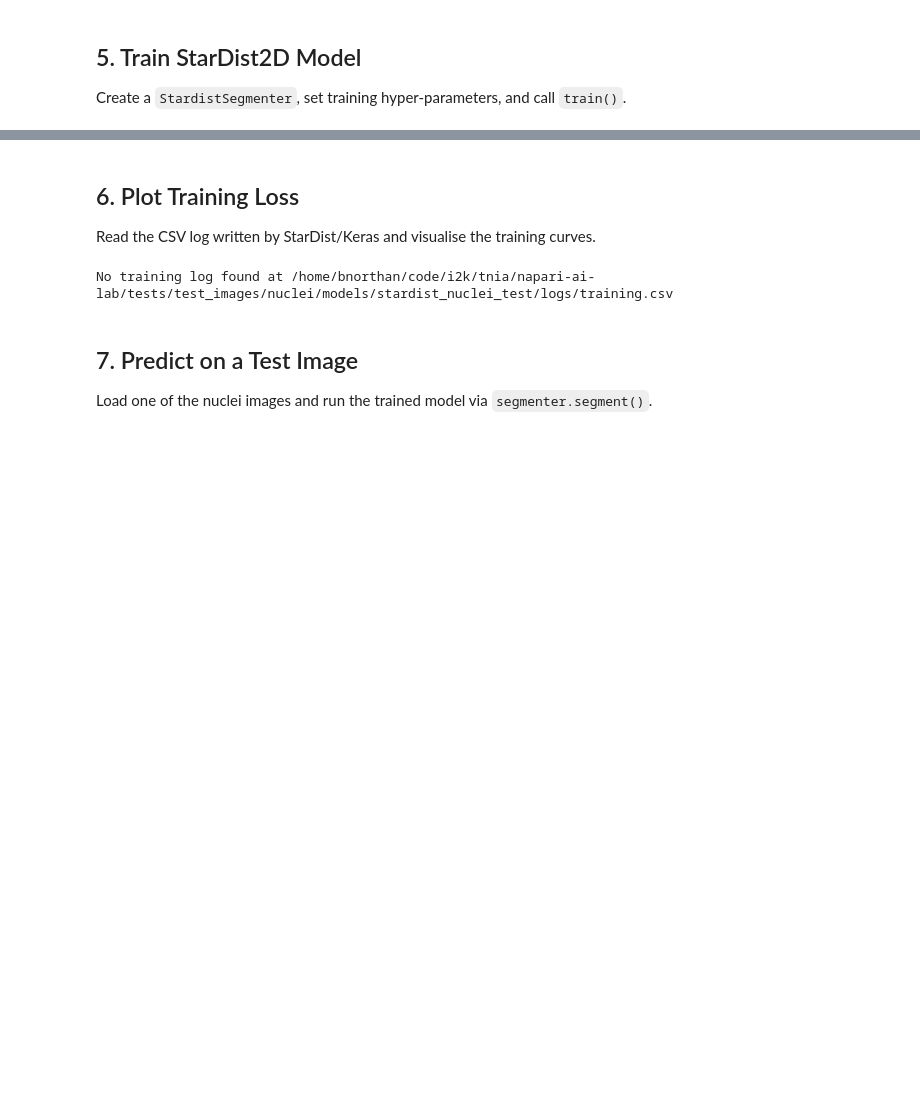
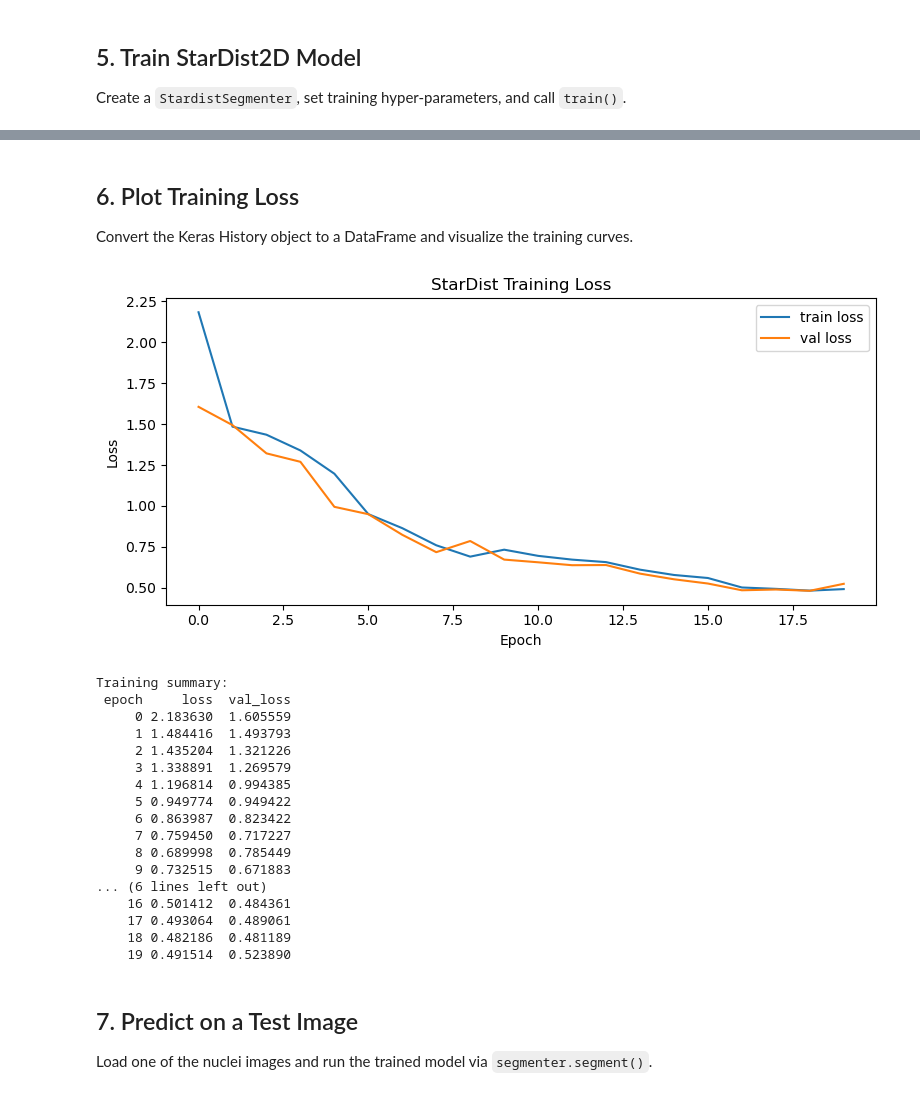
Before and after one commit to True-North-Intelligent-Algorithms/napari-ai-lab, a Jupyter notebook: notebooks/test_stardist_training.ipynb, the cells around one changed output, grey strips where cells are left out. Drawn from its saved outputs; the diff is of its cells as text; code cells hidden in the pictures; blank space fills up the shorter version.

```diff
--- a/notebooks/test_stardist_training.ipynb
+++ b/notebooks/test_stardist_training.ipynb
@@ -146,4 +140,8 @@ Model base:  /home/bnorthan/code/i2k/tnia/napari-ai-lab/tests/test_images/nuclei
 # Run training (same signature as MonaiUNetSegmenter.train)
 result = segmenter.train()
 print(result)
+
+# Extract history object for plotting
+training_history = result.get("history")
+print(f"\nTraining history captured: {training_history is not None}")
 # %% [output]
@@ -208,28 +182,57 @@ Using default values: prob_thresh=0.5, nms_thresh=0.4.
 # %% [markdown]
 ## 6. Plot Training Loss
 
-Read the CSV log written by StarDist/Keras and visualise the training curves.
+Convert the Keras History object to a DataFrame and visualize the training curves.
 # %%
 import pandas as pd
 
-log_csv = Path(model_base_path) / model_name / "logs" / "training.csv"
+# Convert history object to DataFrame (compatible with CSV format)
+if training_history is not None:
+    # history.history is a dict like {'loss': [...], 'val_loss': [...]}
+    history_dict = training_history.history
 
-if log_csv.exists():
-    df = pd.read_csv(log_csv)
+    # Create DataFrame with epoch numbers
+    df = pd.DataFrame({
+        'epoch': range(len(history_dict.get('loss', []))),
+        'loss': history_dict.get('loss', []),
+        'val_loss': history_dict.get('val_loss', [])
+    })
+
+    # Plot
     fig, ax = plt.subplots(1, 1, figsize=(8, 4))
     ax.plot(df["epoch"], df["loss"], label="train loss")
-    if "val_loss" in df.columns:
+    if "val_loss" in df.columns and df["val_loss"].notna().any():
         ax.plot(df["epoch"], df["val_loss"], label="val loss")
     ax.set_xlabel("Epoch")
     ax.set_ylabel("Loss")
     ax.set_title("StarDist Training Loss")
     ax.legend()
     plt.tight_layout()
     plt.show()
+
+    print("\nTraining summary:")
+    print(df.to_string(index=False))
 else:
-    print(f"No training log found at {log_csv}")
+    print("No training history available. Run the training cell first.")
 # %% [output]
+[figure, added]
-No training log found at /home/bnorthan/code/i2k/tnia/napari-ai-lab/tests/test_images/nuclei/models/stardist_nuclei_test/logs/training.csv
+Training summary:
+ epoch     loss  val_loss
+     0 2.183630  1.605559
+     1 1.484416  1.493793
+     2 1.435204  1.321226
+     3 1.338891  1.269579
+     4 1.196814  0.994385
+     5 0.949774  0.949422
+     6 0.863987  0.823422
+     7 0.759450  0.717227
+     8 0.689998  0.785449
+     9 0.732515  0.671883
+... (6 lines left out)
+    16 0.501412  0.484361
+    17 0.493064  0.489061
+    18 0.482186  0.481189
+    19 0.491514  0.523890
 # %% [markdown]
 ## 7. Predict on a Test Image
 
```
Also changed, not shown: parts of 8 cells of this notebook, 1 other file.
